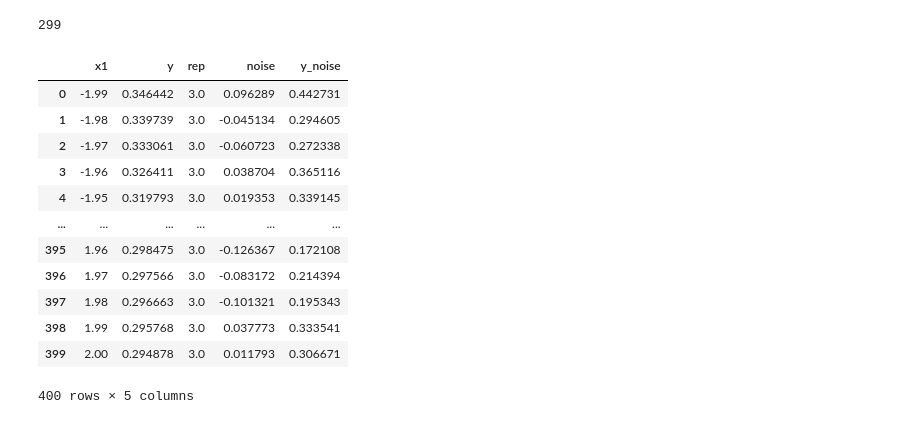
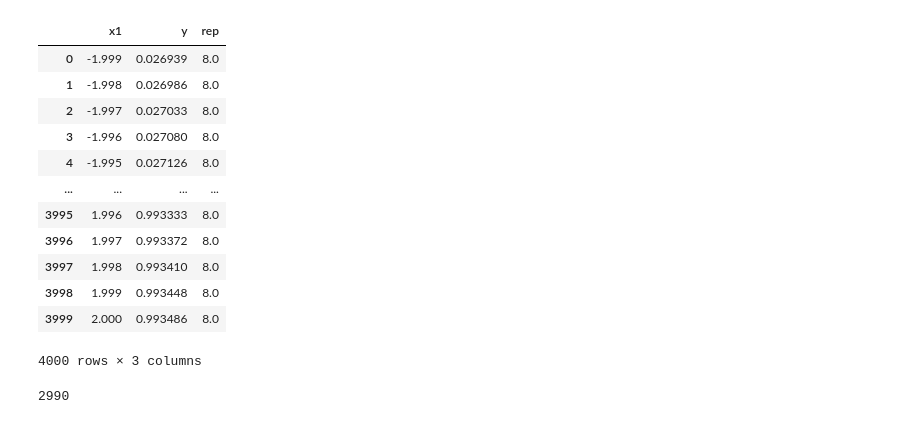
Before and after one commit to SergioCoboLopez/ANN_BMS, a Jupyter notebook: bin/BMS_mdl_ann_one_instance.ipynb, the cells around one changed output. Cells and saved outputs as stored; diff of their text form; code cells hidden in the pictures.

```diff
--- a/bin/BMS_mdl_ann_one_instance.ipynb
+++ b/bin/BMS_mdl_ann_one_instance.ipynb
@@ -182,36 +190,38 @@ plt.show()
 #Interpolation/extrapolation
 # %%
 #Read high resolution data
-resolution=0.01
-filename_high_res='../data/NN_' + str(function) + '_sigma_' + str(sigma) + '_r_0_res_' + str(resolution) + '_data.csv'
+resolution=0.001
+filename_high_res='../data/generative_data/NN_function_' + str(function) +  '_NREP_10' + '_res_' + str(resolution) + '_data.csv'
 dhr=pd.read_csv(filename_high_res,index_col=0)
 
 dhr=dhr[dhr['rep']==n]
 dnhr=dhr[(dhr['x1']>=-2.0) & (dhr['x1']<=2.0)]
 dnhr=dnhr.reset_index(drop=True)
 
 x = dnhr[[c for c in VARS]].copy()
-y = dnhr.noise
+y = dnhr.y
+
+display(dnhr)
 
 interpol_size=dnhr.index[ (dnhr['x1']<=1.00) & (dnhr['x1']>0.99)][0]
 
-display(train_border_new)
-display(dnhr)
+print(interpol_size)
+#display(train_border_new)
 # %% [output]
+|  | x1 | y | rep |
+| 0 | -1.999 | 0.026939 | 8.0 |
+| 1 | -1.998 | 0.026986 | 8.0 |
+| 2 | -1.997 | 0.027033 | 8.0 |
+| 3 | -1.996 | 0.027080 | 8.0 |
+| 4 | -1.995 | 0.027126 | 8.0 |
+| ... | ... | ... | ... |
+| 3995 | 1.996 | 0.993333 | 8.0 |
+| 3996 | 1.997 | 0.993372 | 8.0 |
+| 3997 | 1.998 | 0.993410 | 8.0 |
+| 3998 | 1.999 | 0.993448 | 8.0 |
+| 3999 | 2.000 | 0.993486 | 8.0 |
-299
+4000 rows × 3 columns
-|  | x1 | y | rep | noise | y_noise |
-| 0 | -1.99 | 0.346442 | 3.0 | 0.096289 | 0.442731 |
-| 1 | -1.98 | 0.339739 | 3.0 | -0.045134 | 0.294605 |
-| 2 | -1.97 | 0.333061 | 3.0 | -0.060723 | 0.272338 |
-| 3 | -1.96 | 0.326411 | 3.0 | 0.038704 | 0.365116 |
-| 4 | -1.95 | 0.319793 | 3.0 | 0.019353 | 0.339145 |
-| ... | ... | ... | ... | ... | ... |
-| 395 | 1.96 | 0.298475 | 3.0 | -0.126367 | 0.172108 |
-| 396 | 1.97 | 0.297566 | 3.0 | -0.083172 | 0.214394 |
-| 397 | 1.98 | 0.296663 | 3.0 | -0.101321 | 0.195343 |
-| 398 | 1.99 | 0.295768 | 3.0 | 0.037773 | 0.333541 |
-| 399 | 2.00 | 0.294878 | 3.0 | 0.011793 | 0.306671 |
-400 rows × 5 columns
+2990
 # %%
 #BMS predictions
 dinterpol=deepcopy(dnhr)
```
Also changed, not shown: parts of 5 cells of this notebook, 44 other files.
